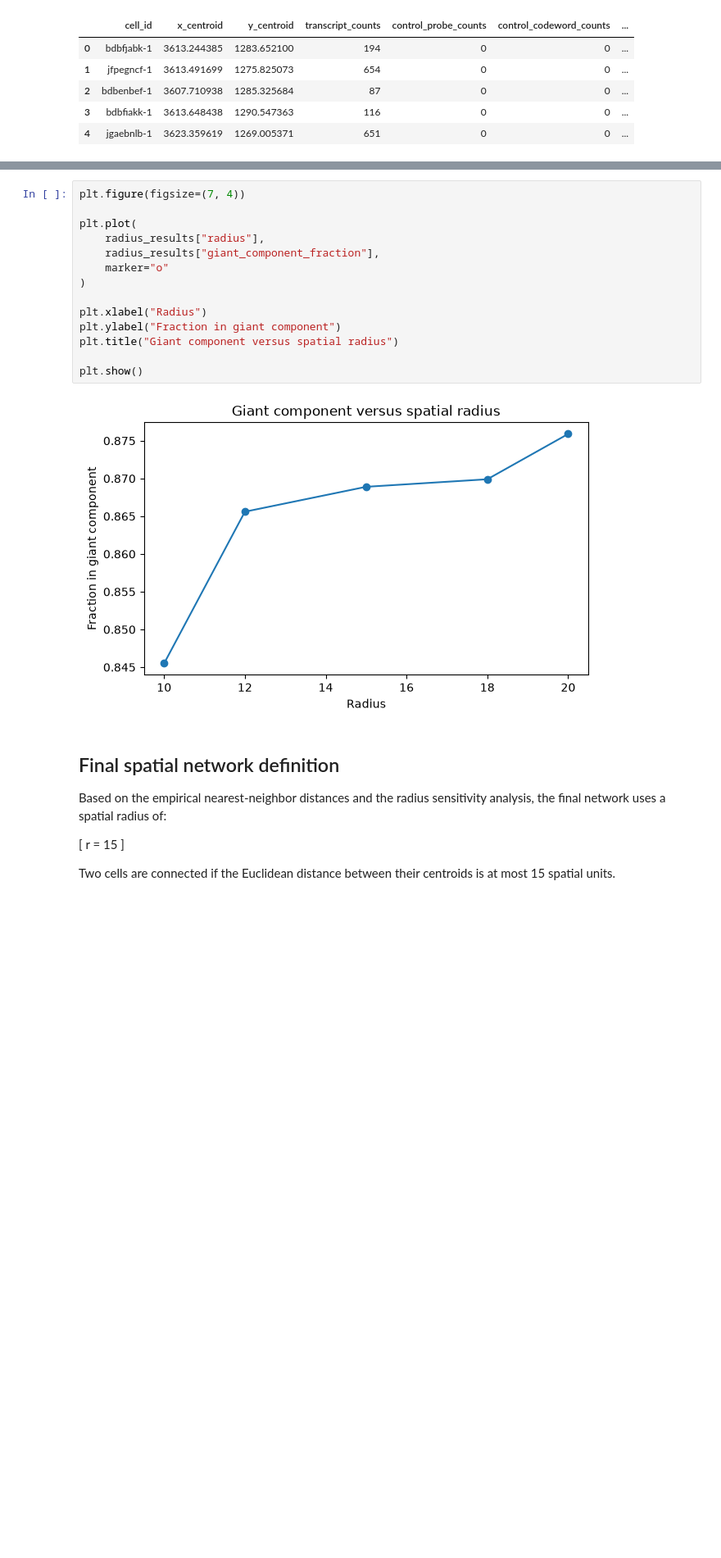
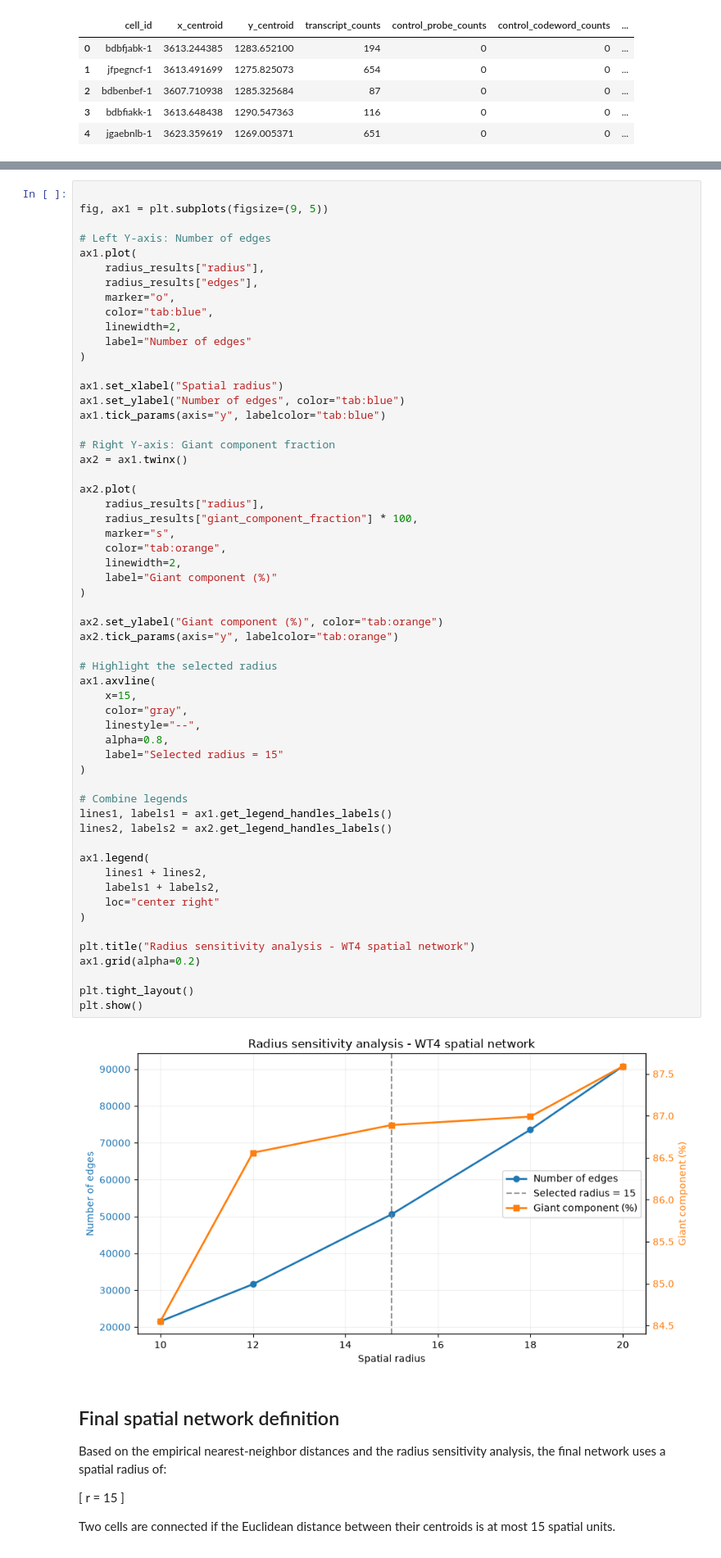
Before and after one commit to Marykavoosi/NT_and_ABM, a Jupyter notebook: coursework/meeting_1_networks_I/02_network_construction.ipynb, the cells around one changed output, grey strips where cells are left out. Shown at 82% size. Drawn from its saved outputs; the diff is of its cells as text; blank space fills up the shorter version.

Commit message:
Update network analysis notebooks and visualizations

```diff
--- a/coursework/meeting_1_networks_I/02_network_construction.ipynb
+++ b/coursework/meeting_1_networks_I/02_network_construction.ipynb
@@ -169,19 +170,62 @@ display(
 # %%
-plt.figure(figsize=(7, 4))
 
-plt.plot(
+fig, ax1 = plt.subplots(figsize=(9, 5))
+
+# Left Y-axis: Number of edges
+ax1.plot(
     radius_results["radius"],
-    radius_results["giant_component_fraction"],
-    marker="o"
+    radius_results["edges"],
+    marker="o",
+    color="tab:blue",
+    linewidth=2,
+    label="Number of edges"
 )
 
-plt.xlabel("Radius")
-plt.ylabel("Fraction in giant component")
-plt.title("Giant component versus spatial radius")
+ax1.set_xlabel("Spatial radius")
+ax1.set_ylabel("Number of edges", color="tab:blue")
+ax1.tick_params(axis="y", labelcolor="tab:blue")
 
+# Right Y-axis: Giant component fraction
+ax2 = ax1.twinx()
+
+ax2.plot(
+    radius_results["radius"],
+    radius_results["giant_component_fraction"] * 100,
+    marker="s",
+    color="tab:orange",
+    linewidth=2,
+    label="Giant component (%)"
+)
+
+ax2.set_ylabel("Giant component (%)", color="tab:orange")
+ax2.tick_params(axis="y", labelcolor="tab:orange")
+
+# Highlight the selected radius
+ax1.axvline(
+    x=15,
+    color="gray",
+    linestyle="--",
+    alpha=0.8,
+    label="Selected radius = 15"
+)
+
+# Combine legends
+lines1, labels1 = ax1.get_legend_handles_labels()
+lines2, labels2 = ax2.get_legend_handles_labels()
+
+ax1.legend(
+    lines1 + lines2,
+    labels1 + labels2,
+    loc="center right"
+)
+
+plt.title("Radius sensitivity analysis - WT4 spatial network")
+ax1.grid(alpha=0.2)
+
+plt.tight_layout()
 plt.show()
 # %% [output]
-[figure, old version]
+[figure, new version]
 # %% [markdown]
 ## Final spatial network definition
 
```
Also changed, not shown: parts of 2 cells of this notebook, 3 other files.
